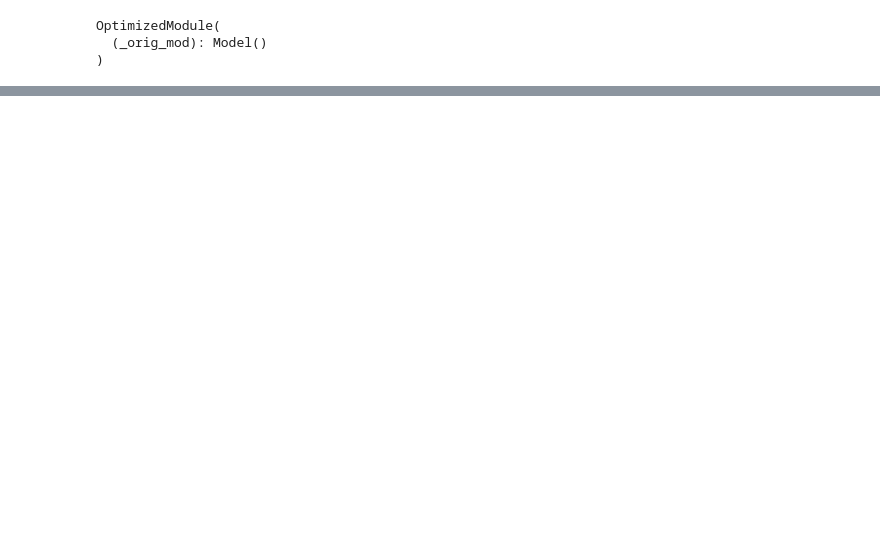
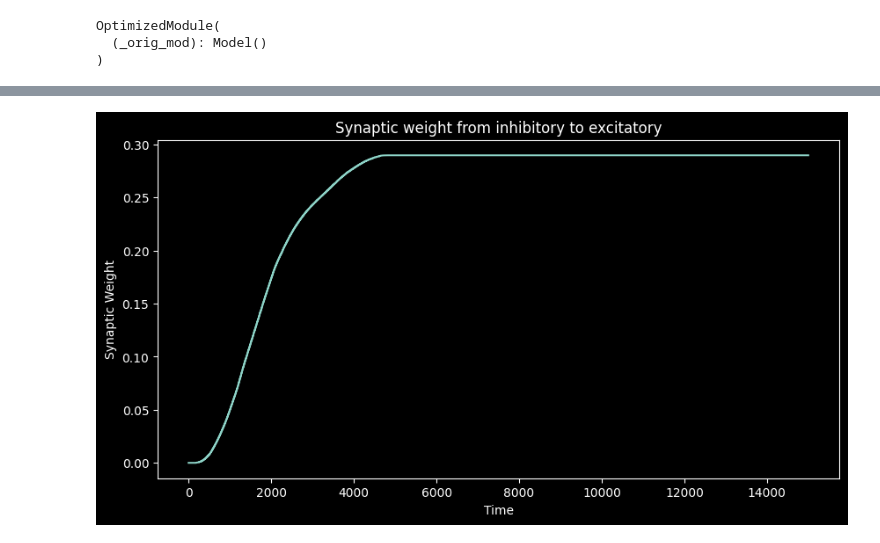
Before and after one commit to BorjaEst/spatial-navigation, a Jupyter notebook: notebooks/experiment_20250312.ipynb, the cells around one changed output, grey strips where cells are left out. Saved outputs shown, nothing was run; the diff lists cells and outputs as text; code cells hidden in the pictures; blank space fills up the shorter version.

```diff
--- a/notebooks/experiment_20250312.ipynb
+++ b/notebooks/experiment_20250312.ipynb
@@ -68,0 +71,13 @@ interactive(children=(FloatSlider(value=1.0, continuous_update=False, descriptio
+# %%
+def plot_weights(wie_acc, title):
+    plt.figure(figsize=(10, 5))
+    plt.plot(wie_acc.to("cpu").numpy())
+    plt.title(title)
+    plt.xlabel("Time")
+    plt.ylabel("Synaptic Weight")
+    plt.show()
+# %%
+wie_acc = torch.stack(model.wie_acc)
+plot_weights(wie_acc[:, 0, 0], "Synaptic weight from inhibitory to excitatory")
+# %% [output]
+[figure, added]
```
Also changed, not shown: parts of 3 cells of this notebook.
